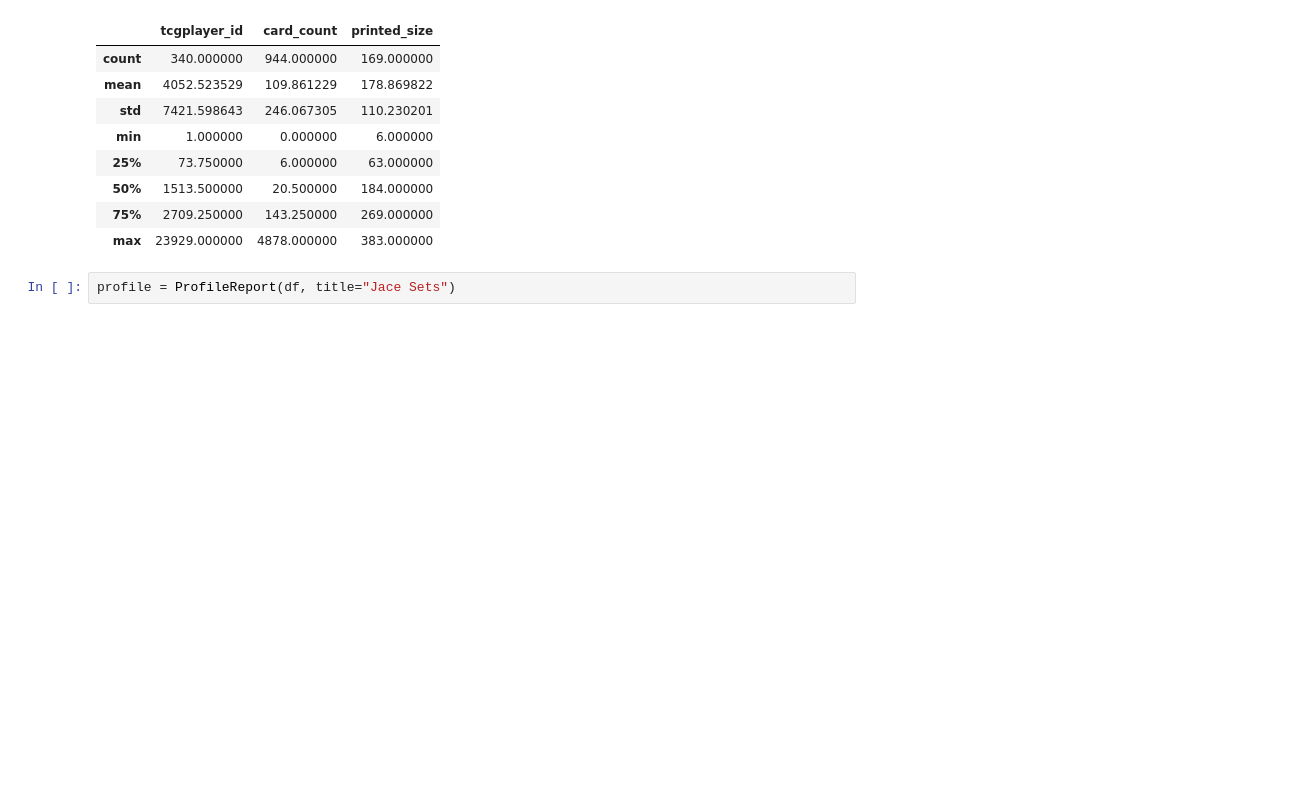
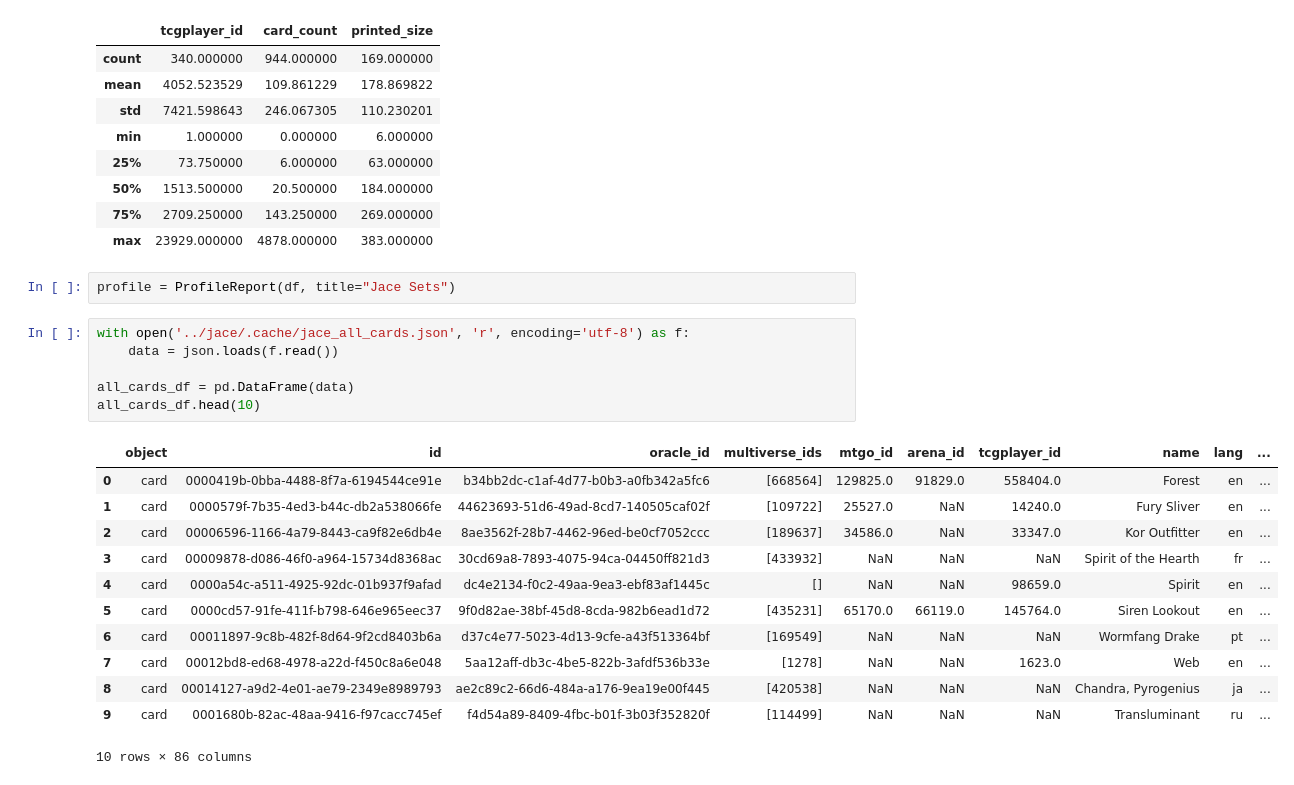
Before and after one commit to SirCaptainMitch/jace-the-bot, a Jupyter notebook: notebooks/all_sets_fetch.ipynb, the cells around one changed output. Cells and saved outputs as stored; diff of their text form; blank space fills up the shorter version.

```diff
--- a/notebooks/all_sets_fetch.ipynb
+++ b/notebooks/all_sets_fetch.ipynb
@@ -39,3 +39,22 @@ df.describe()
 | max | 23929.000000 | 4878.000000 | 383.000000 |
 # %%
 profile = ProfileReport(df, title="Jace Sets")
+# %%
+with open('../jace/.cache/jace_all_cards.json', 'r', encoding='utf-8') as f:
+    data = json.loads(f.read())
+
+all_cards_df = pd.DataFrame(data)
+all_cards_df.head(10)
+# %% [output]
+|  | object | id | oracle_id | multiverse_ids | mtgo_id | arena_id | tcgplayer_id | name | lang | ... |
+| 0 | card | 0000419b-0bba-4488-8f7a-6194544ce91e | b34bb2dc-c1af-4d77-b0b3-a0fb342a5fc6 | [668564] | 129825.0 | 91829.0 | 558404.0 | Forest | en | ... |
+| 1 | card | 0000579f-7b35-4ed3-b44c-db2a538066fe | 44623693-51d6-49ad-8cd7-140505caf02f | [109722] | 25527.0 | NaN | 14240.0 | Fury Sliver | en | ... |
+| 2 | card | 00006596-1166-4a79-8443-ca9f82e6db4e | 8ae3562f-28b7-4462-96ed-be0cf7052ccc | [189637] | 34586.0 | NaN | 33347.0 | Kor Outfitter | en | ... |
+| 3 | card | 00009878-d086-46f0-a964-15734d8368ac | 30cd69a8-7893-4075-94ca-04450ff821d3 | [433932] | NaN | NaN | NaN | Spirit of the Hearth | fr | ... |
+| 4 | card | 0000a54c-a511-4925-92dc-01b937f9afad | dc4e2134-f0c2-49aa-9ea3-ebf83af1445c | [] | NaN | NaN | 98659.0 | Spirit | en | ... |
+| 5 | card | 0000cd57-91fe-411f-b798-646e965eec37 | 9f0d82ae-38bf-45d8-8cda-982b6ead1d72 | [435231] | 65170.0 | 66119.0 | 145764.0 | Siren Lookout | en | ... |
+| 6 | card | 00011897-9c8b-482f-8d64-9f2cd8403b6a | d37c4e77-5023-4d13-9cfe-a43f513364bf | [169549] | NaN | NaN | NaN | Wormfang Drake | pt | ... |
+| 7 | card | 00012bd8-ed68-4978-a22d-f450c8a6e048 | 5aa12aff-db3c-4be5-822b-3afdf536b33e | [1278] | NaN | NaN | 1623.0 | Web | en | ... |
+| 8 | card | 00014127-a9d2-4e01-ae79-2349e8989793 | ae2c89c2-66d6-484a-a176-9ea19e00f445 | [420538] | NaN | NaN | NaN | Chandra, Pyrogenius | ja | ... |
+| 9 | card | 0001680b-82ac-48aa-9416-f97cacc745ef | f4d54a89-8409-4fbc-b01f-3b03f352820f | [114499] | NaN | NaN | NaN | Transluminant | ru | ... |
+10 rows × 86 columns
```
Also changed, not shown: parts of 5 cells of this notebook, 1 other file.
